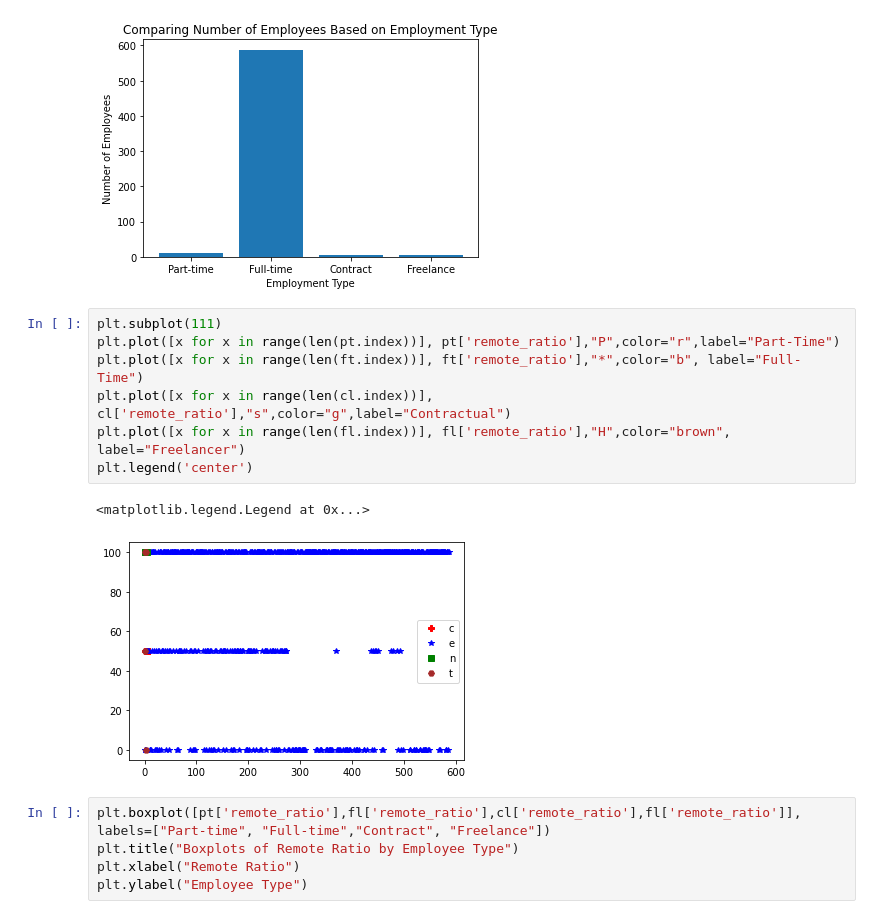
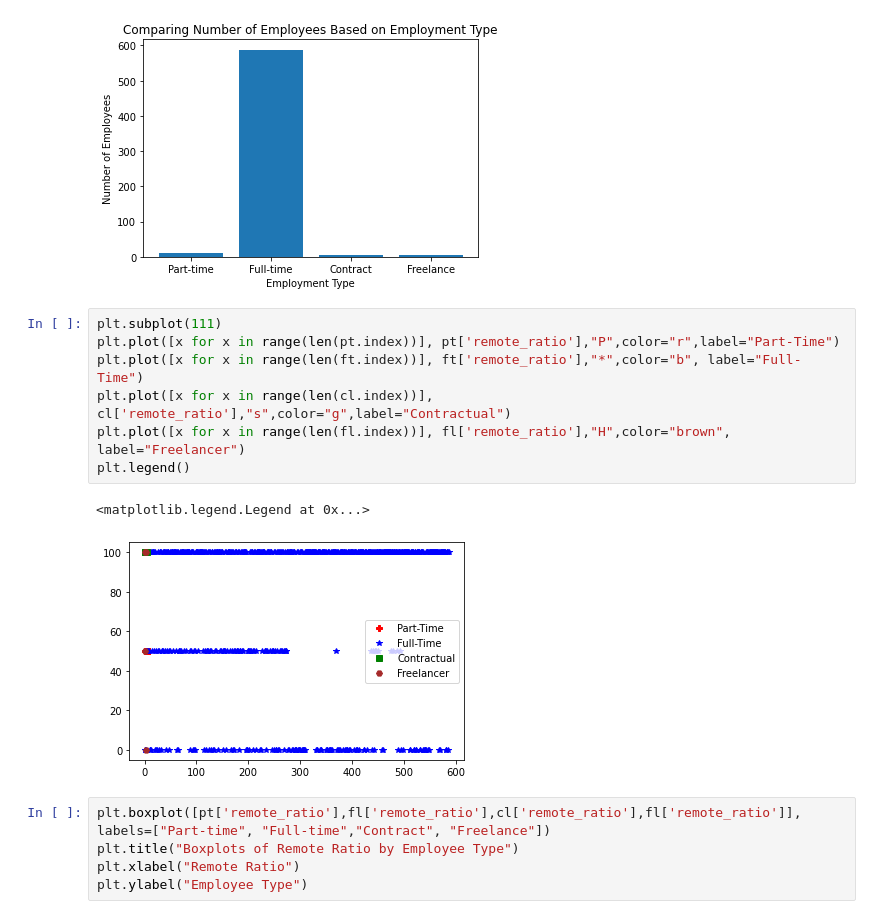
Before and after one commit to Shusmoy108/Data-Mining, a Jupyter notebook: HW01.ipynb, the cells around one changed output. Cells and saved outputs as stored; diff of their text form.

```diff
--- a/HW01.ipynb
+++ b/HW01.ipynb
@@ -515,13 +515,13 @@ plt.bar(x,y)
 # %%
 plt.subplot(111)
 plt.plot([x for x in range(len(pt.index))], pt['remote_ratio'],"P",color="r",label="Part-Time")
 plt.plot([x for x in range(len(ft.index))], ft['remote_ratio'],"*",color="b", label="Full-Time")
 plt.plot([x for x in range(len(cl.index))], cl['remote_ratio'],"s",color="g",label="Contractual")
 plt.plot([x for x in range(len(fl.index))], fl['remote_ratio'],"H",color="brown", label="Freelancer")
-plt.legend('center')
+plt.legend()
 # %% [output]
 <matplotlib.legend.Legend at 0x...>
-[figure, old version]
+[figure, new version]
 # %%
 plt.boxplot([pt['remote_ratio'],fl['remote_ratio'],cl['remote_ratio'],fl['remote_ratio']], labels=["Part-time", "Full-time","Contract", "Freelance"])
 plt.title("Boxplots of Remote Ratio by Employee Type")
```
